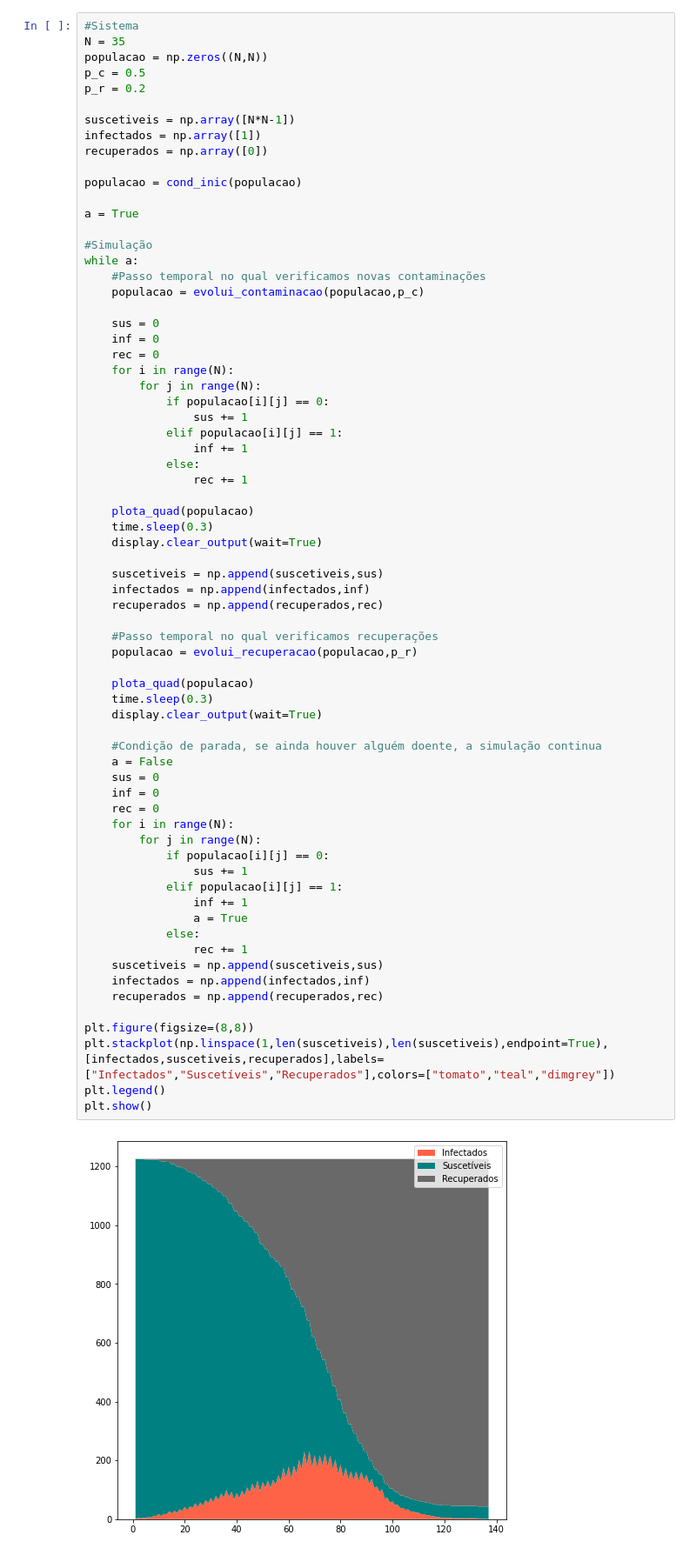
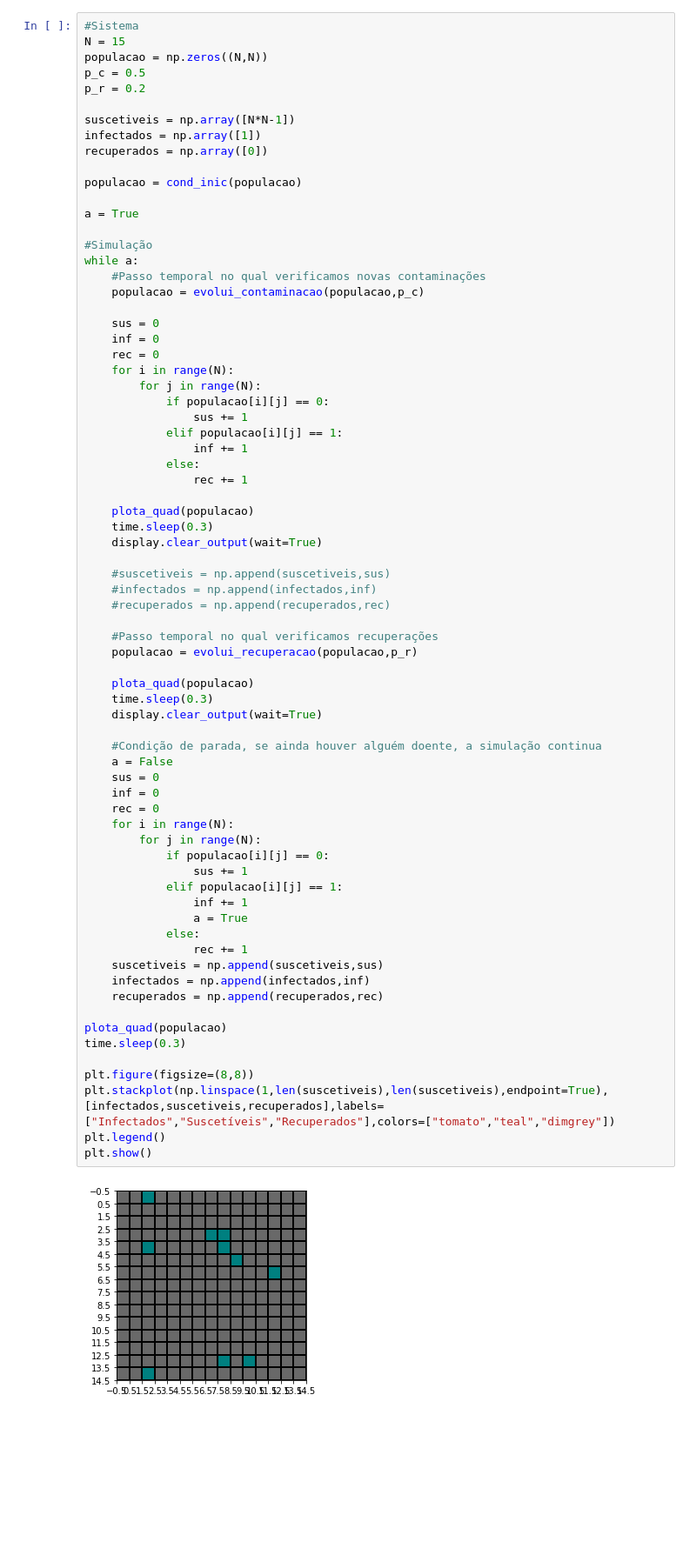
Before and after one commit to AlantheBenign/Fisica-Computacional-Informacao-e-Complexidade, a Jupyter notebook: Aula 8 - Propagação de doenças/Modelo SIR.ipynb, the cells around one changed output. Shown: that part at 87% size. Drawn from its saved outputs; the diff is of its cells as text; blank space fills up the shorter version.

```diff
--- a/Aula 8 - Propagação de doenças/Modelo SIR.ipynb
+++ b/Aula 8 - Propagação de doenças/Modelo SIR.ipynb
@@ -149,6 +153,6 @@ plt.show()
 # %%
 #Sistema
-N = 35
+N = 15
 populacao = np.zeros((N,N))
 p_c = 0.5
 p_r = 0.2
@@ -182,38 +186,41 @@ while a:
     time.sleep(0.3)
     display.clear_output(wait=True)
 
-    suscetiveis = np.append(suscetiveis,sus)
-    infectados = np.append(infectados,inf)
-    recuperados = np.append(recuperados,rec)
+    #suscetiveis = np.append(suscetiveis,sus)
+    #infectados = np.append(infectados,inf)
+    #recuperados = np.append(recuperados,rec)
 
     #Passo temporal no qual verificamos recuperações
     populacao = evolui_recuperacao(populacao,p_r)
 
     plota_quad(populacao)
     time.sleep(0.3)
     display.clear_output(wait=True)
 
     #Condição de parada, se ainda houver alguém doente, a simulação continua
     a = False
     sus = 0
     inf = 0
     rec = 0
     for i in range(N):
         for j in range(N):
             if populacao[i][j] == 0:
                 sus += 1
             elif populacao[i][j] == 1:
                 inf += 1
                 a = True
             else:
                 rec += 1
     suscetiveis = np.append(suscetiveis,sus)
     infectados = np.append(infectados,inf)
     recuperados = np.append(recuperados,rec)
 
+plota_quad(populacao)
+time.sleep(0.3)
+
 plt.figure(figsize=(8,8))
 plt.stackplot(np.linspace(1,len(suscetiveis),len(suscetiveis),endpoint=True),[infectados,suscetiveis,recuperados],labels=["Infectados","Suscetíveis","Recuperados"],colors=["tomato","teal","dimgrey"])
 plt.legend()
 plt.show()
 # %% [output]
-[figure, old version]
+[figure, new version]
```
Also changed, not shown: parts of 19 cells of this notebook.
